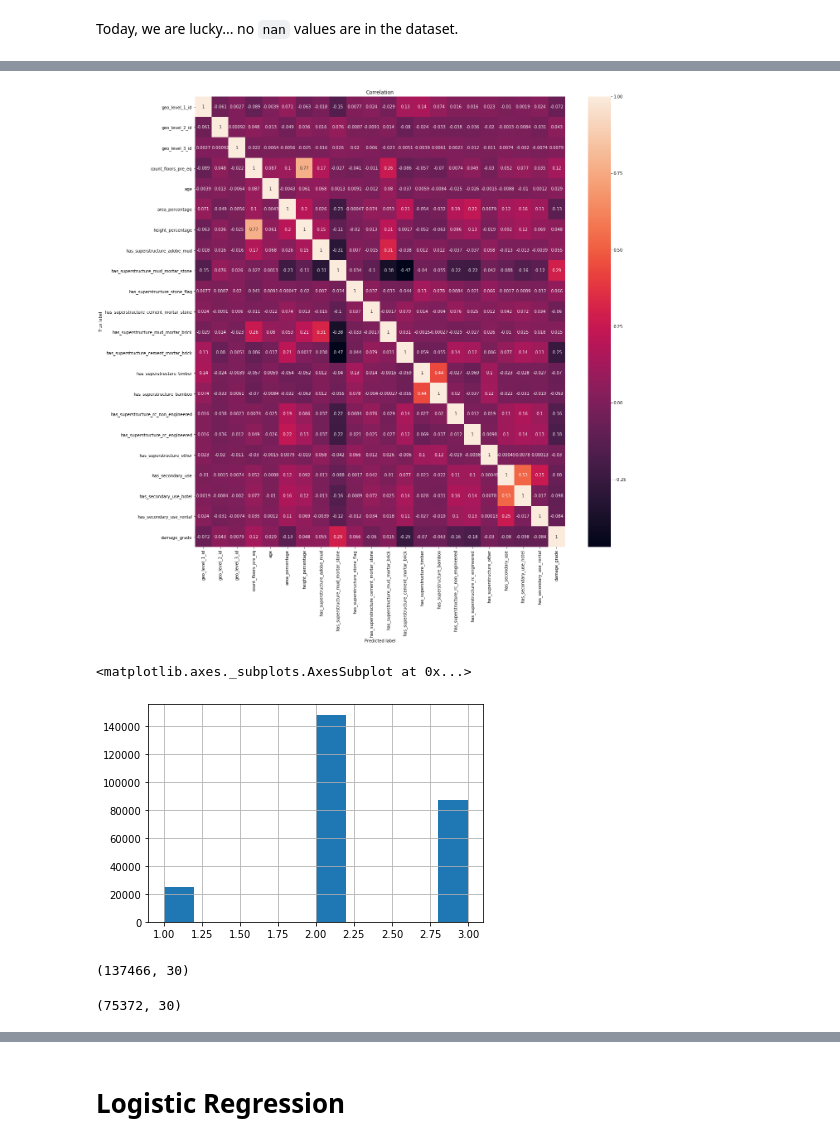
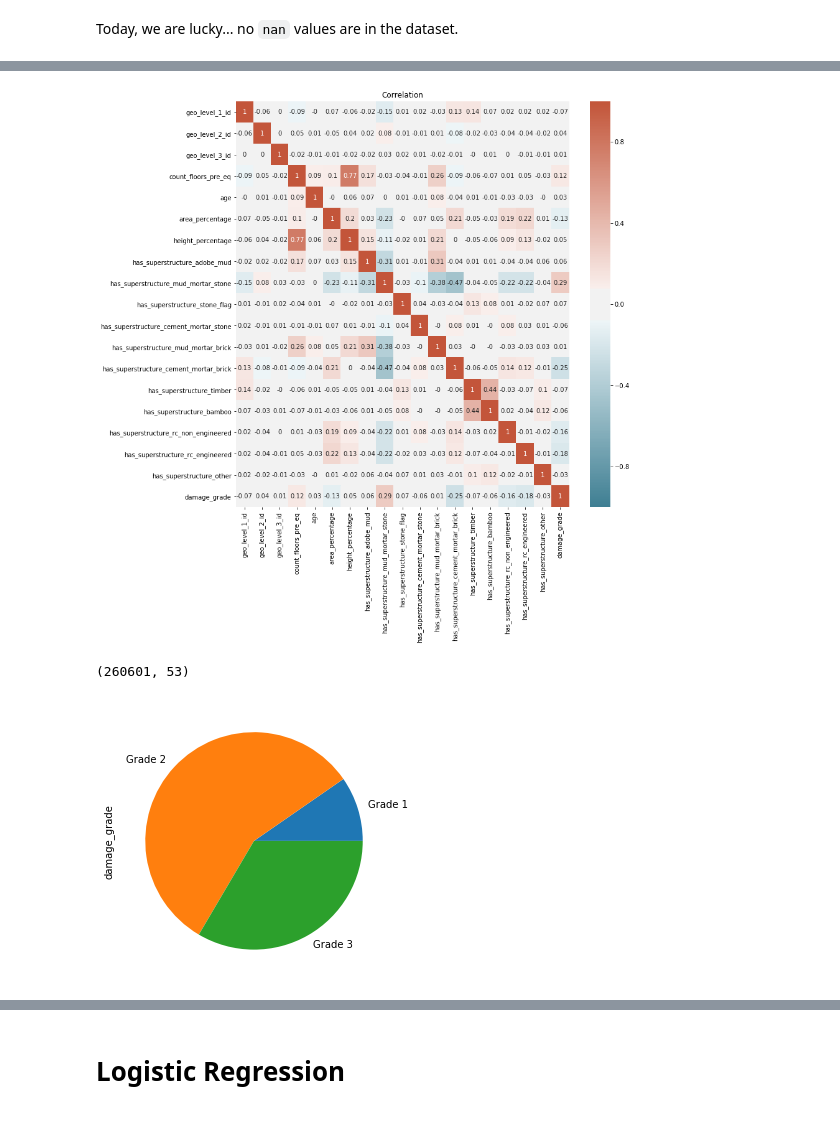
Before and after one commit to nicolasfara/di-project, a Jupyter notebook: earthquake-damage-prediction.ipynb, the cells around one changed output, grey strips where cells are left out. Saved outputs shown, nothing was run; the diff lists cells and outputs as text; code cells hidden in the pictures.

```diff
--- a/earthquake-damage-prediction.ipynb
+++ b/earthquake-damage-prediction.ipynb
@@ -82,3 +130,5 @@ dtype: int64
+# %%
+train = train[features]
 # %% [markdown]
 Today, we are lucky... no `nan` values are in the dataset.
 # %%
@@ -97,8 +146,6 @@ train.describe()
 # %%
-corr = train.corr()
-plt.figure(figsize=(20,20))
-sns.heatmap(corr, annot=True, cmap=sns.diverging_palette(20, 220, n=200), vmax=1, vmin=-1, center=0)
-plt.title('Correlation')
-plt.ylabel('True label')
-plt.xlabel('Predicted label')
-plt.show()
+def print_corr_matrix(df, size=15):
+    plt.figure(figsize=(size, size))
+    sns.heatmap(corr, annot=True, cmap=sns.diverging_palette(220, 20, sep=20, as_cmap=True), vmax=1, vmin=-1, center=0)
+    plt.title('Correlation')
+    plt.show()
@@ -107,20 +152,20 @@ plt.show()
-# %%
-train.drop(['has_secondary_use_industry', 'has_secondary_use_health_post',
-            'has_secondary_use_gov_office', 'has_secondary_use_use_police',
-            'has_secondary_use_other', 'has_secondary_use_agriculture',
-            'has_secondary_use_institution', 'has_secondary_use_school', 'count_families'], inplace=True, axis=1)
-# %%
-corr = train.corr()
-plt.figure(figsize=(20,20))
-sns.heatmap(corr, annot=True)
-plt.title('Correlation')
-plt.ylabel('True label')
-plt.xlabel('Predicted label')
-plt.show()
-# %% [output]
-[figure, removed]
-# %%
-train.damage_grade.hist()
-# %% [output]
-<matplotlib.axes._subplots.AxesSubplot at 0x...>
-[figure, removed]
+# %%
+corr = round(train.corr(), 2)
+print_corr_matrix(corr, size=12)
+# %% [output]
+[figure, added]
+# %%
+lsc = pd.get_dummies(train['land_surface_condition'], prefix='land_surface_condition')
+ft = pd.get_dummies(train['foundation_type'], prefix='foundation_type')
+rt = pd.get_dummies(train['roof_type'], prefix='roof_type')
+gft = pd.get_dummies(train['ground_floor_type'], prefix='ground_floor_type')
+oft = pd.get_dummies(train['other_floor_type'], prefix='other_floor_type')
+pos = pd.get_dummies(train['position'], prefix='position')
+pc = pd.get_dummies(train['plan_configuration'], prefix='plan_configuration')
+
+train = pd.concat([train, lsc, ft, rt, gft, oft, pos, pc], axis=1)
+
+train.drop(['land_surface_condition', 'foundation_type','roof_type','ground_floor_type', 'other_floor_type', 'position', 'plan_configuration'], inplace=True, axis=1)
+train.shape
+# %% [output]
+(260601, 53)
@@ -127,3 +175,7 @@ train.damage_grade.hist()
+# %%
+pie_plot(train, 'damage_grade', labels=['Grade 1', 'Grade 2', 'Grade 3'], figsize=(5, 5))
+# %% [output]
+[figure, added]
 # %%
 features_list = train.columns.tolist()
 features_list.remove('damage_grade')
@@ -131,17 +182,11 @@ features_list.remove('damage_grade')
 # %%
-elem = len(train[train['damage_grade'] == 1])
+def get_df_with_uniform_class(df, uniform_count):
+    new_df = df.copy()
 
-tmp_2 = train[train['damage_grade'] == 2]
-tmp_3 = train[train['damage_grade'] == 3]
+    tmp_2 = new_df[new_df['damage_grade'] == 2]
+    tmp_3 = new_df[new_df['damage_grade'] == 3]
 
-train.drop(tmp_2.sample(len(tmp_2) - elem).index, inplace=True)
-print(train.shape)
-train.drop(tmp_3.sample(len(tmp_3) - elem).index, inplace=True)
+    new_df.drop(tmp_2.sample(len(tmp_2) - uniform_count).index, inplace=True)
+    new_df.drop(tmp_3.sample(len(tmp_3) - uniform_count).index, inplace=True)
 
-train.shape
-
-#df_X = df_X.set_index('building_id')
-#y = y.set_index('building_id')
+    return new_df
-# %% [output]
-(137466, 30)
-(75372, 30)
```
Also changed, not shown: parts of 57 cells of this notebook, 4 other files.
